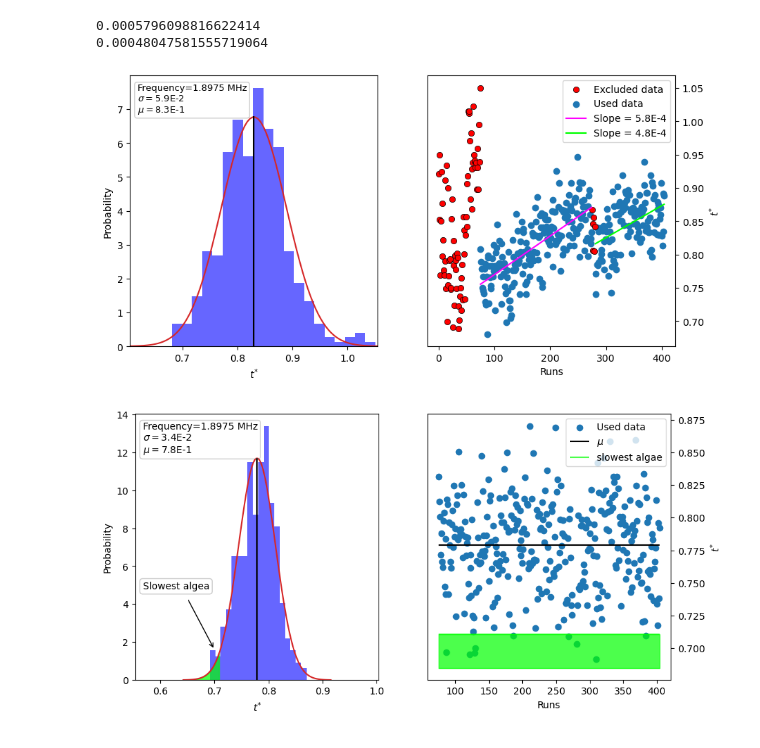
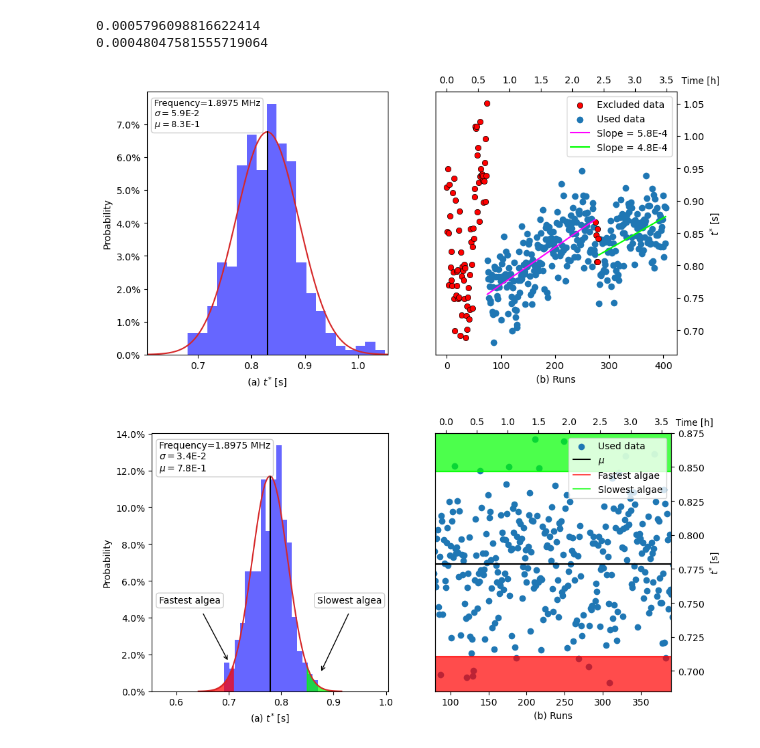
Before and after one commit to PhilPhilJ/Ultrasound_acoustofluidics, a Jupyter notebook: Calculation/Gauss-distribution.ipynb, the cells around one changed output. Drawn from its saved outputs; the diff is of its cells as text; code cells hidden in the pictures.

```diff
--- a/Calculation/Gauss-distribution.ipynb
+++ b/Calculation/Gauss-distribution.ipynb
@@ -66,33 +67,37 @@ ax[0].text(0.03, 0.97, textstr, transform=ax[0].transAxes, fontsize=9.4,
         verticalalignment='top', bbox=dict(boxstyle='round', facecolor='white', alpha=0.2))
 
 # Add labels and title
-ax[0].set_xlabel(r'$t^{\mathrm{*}}$')
+ax[0].set_xlabel(r'(a) $t^{\mathrm{*}}$ [s]')
 ax[0].set_ylabel('Probability')
 ax[0].vlines(x=mean, ymin=0, ymax=6.785, color='black')
 ax[0].set_xlim(xrange[0], xrange[1])
+ax[0].yaxis.set_major_formatter(PercentFormatter())
 
 ## plot right side subplot
 
 # plot the scatter plot
 ax[1].scatter(x_values[:n], t_star[:n], color = "red",edgecolors='black',linewidths=0.5)
-#colors = np.where(x_values > m +6 > len(x), 'purple', 'b')
 ax[1].scatter(x_values[n:n+m], t_star[n:n+m], color = "tab:blue")
 ax[1].scatter(x_values[n+m+6:], t_star[n+m+6:], color = "tab:blue")
 ax[1].scatter(x_values[n+m:n+m+6], t_star[n+m:n+m+6], color = "red",edgecolors='black',linewidths=0.5)
+ax[1].twiny().plot([0,3.48], [0.8,0.8], color="black", alpha=0)
 
 ax[1].plot(x_values2_1, y_hat2_1, color="magenta")
 ax[1].plot(x_values2_2, y_hat2_2, color="lime")
 
 # Add labels and title
-ax[1].set_xlabel('Runs')
-ax[1].set_ylabel(r'$t^{\mathrm{*}}$')
+ax[1].set_xlabel('(b) Runs')
+ax[1].set_ylabel(r'$t^{\mathrm{*}}$ [s]')
 ax[1].yaxis.set_label_position("right")
 ax[1].yaxis.tick_right()
 ax[1].legend(['Excluded data', 'Used data', "_nolegend_", "_nolegend_", "Slope = " + f"{Decimal(str(slope2_1)):.1E}", "Slope = " + f"{Decimal(str(slope2_2)):.1E}"])
+
+ax[1].text(1.02, 1.06, "Time [h]", transform=ax[1].transAxes, fontsize=9.5,
+        verticalalignment='top', bbox=dict(boxstyle='round', facecolor='white', alpha=0))
 # save the plot
 plt.savefig(r'C:\Users\Phili\OneDrive - Danmarks Tekniske Universitet\Bachelorprojekt\Images for Overleaf\Gauss-distribution.png', dpi=350,bbox_inches = "tight")
 # %% [output]
-[figure, old version]
+[figure, new version]
 # %%
 # merge to arrays
 x_values = np.concatenate((x_values2_1, x_values2_2))
@@ -115,39 +120,55 @@ ax[0].hist(t_star, bins=int(np.floor(np.sqrt(len(t_star)))), density=True, alpha
 
 # Plot the probability density function (PDF) of the Gaussian distribution
 x = np.linspace(mean - 4 * std, mean + 4 * std, 100)
 pdf = (1 / (std * np.sqrt(2 * np.pi))) * np.exp(-(x - mean)**2 / (2 * std**2))
 ax[0].plot(x, pdf, color='tab:red')
-ax[0].fill_between(x, 0, pdf, where=x < mean - 2 * std, color='lime', alpha=0.7)
+ax[0].fill_between(x, 0, pdf, where=x < mean - 2 * std, color='red', alpha=0.7)
+ax[0].fill_between(x, 0, pdf, where=x > mean + 2 * std, color='lime', alpha=0.7)
+
+# create the jazz
 textstr = '\n'.join((r"Frequency=1.8975 MHz", r"$\sigma = $" + f"{Decimal(str(std)):.1E}", r"$\mu = $" + f"{Decimal(str(mean)):.1E}"))
 ax[0].text(0.03, 0.97, textstr, transform=ax[0].transAxes, fontsize=10,
         verticalalignment='top', bbox=dict(boxstyle='round', facecolor='white', alpha=0.2))
-textstr = "Slowest algea"
+textstr = "Fastest algea"
 ax[0].text(0.03, 0.37, textstr, transform=ax[0].transAxes, fontsize=10,
         verticalalignment='top', bbox=dict(boxstyle='round', facecolor='white', alpha=0.2))
 ax[0].annotate("", xy=(0.7, 1.6), xytext=(0.65, 4.3),
             arrowprops=dict(arrowstyle="->"))
+textstr = "Slowest algea"
+ax[0].text(0.7, 0.37, textstr, transform=ax[0].transAxes, fontsize=10,
+        verticalalignment='top', bbox=dict(boxstyle='round', facecolor='white', alpha=0.2))
+ax[0].annotate("", xy=(0.875, 1), xytext=(0.93, 4.3),
+            arrowprops=dict(arrowstyle="->"))
 
 # Add labels and title
-ax[0].set_xlabel(r'$t^{\mathrm{*}}$')
+ax[0].set_xlabel(r'(a) $t^{\mathrm{*}}$ [s]')
 ax[0].set_ylabel('Probability')
 ax[0].vlines(x=mean, ymin=0, ymax=11.7, color='black')
 ax[0].set_xlim(xrange[0], xrange[1])
+ax[0].yaxis.set_major_formatter(PercentFormatter())
 
 ## plot right side subplot
 
 # plot the scatter plot
 ax[1].scatter(x_values, t_star, color="tab:blue")
+ax[1].twiny().plot([0,3.48], [0.8,0.8], color="black", alpha=0)
 
 # Add labels and title
-ax[1].set_xlabel('Runs')
-ax[1].set_ylabel(r'$t^{\mathrm{*}}$')
+ax[1].set_xlabel('(b) Runs')
+ax[1].set_ylabel(r'$t^{\mathrm{*}}$ [s]')
 ax[1].yaxis.set_label_position("right")
 ax[1].yaxis.tick_right()
 ax[1].hlines(y=mean, xmin=x_values[0], xmax=x_values[-1], color='black')
-ax[1].hlines(y=mean - 2 * std, xmin=x_values[0], xmax=x_values[-1], color='lime', alpha=0.7)
-ax[1].fill_between(x_values, 0.685, mean - 2 * std, color='lime', alpha=0.7)
-ax[1].legend(['Used data', r"$\mu$", r"slowest algae"])
+ax[1].hlines(y=mean - 2 * std, xmin=x_values[0], xmax=x_values[-1], color='red', alpha=0.7)
+ax[1].hlines(y=mean + 2 * std, xmin=x_values[0], xmax=x_values[-1], color='lime', alpha=0.7)
+ax[1].fill_between(x_values, 0.685, mean - 2 * std, color='red', alpha=0.7)
+ax[1].fill_between(x_values, mean + 2 * std, 0.875, color='lime', alpha=0.7)
+ax[1].legend(['Used data', r"$\mu$", r"Fastest algae", r"Slowest algae"])
+ax[1].set_xlim(80, 390)
+ax[1].set_ylim(0.685, 0.875)
+ax[1].text(1.02, 1.06, "Time [h]", transform=ax[1].transAxes, fontsize=9.5,
+        verticalalignment='top', bbox=dict(boxstyle='round', facecolor='white', alpha=0))
 # save the plot
 plt.savefig(r'C:\Users\Phili\OneDrive - Danmarks Tekniske Universitet\Bachelorprojekt\Images for Overleaf\Gauss-distribution-corrected.png', dpi=350,bbox_inches = "tight")
 # %% [output]
-[figure, old version]
+[figure, new version]
```
Also changed, not shown: parts of 4 cells of this notebook, 4 other files.
